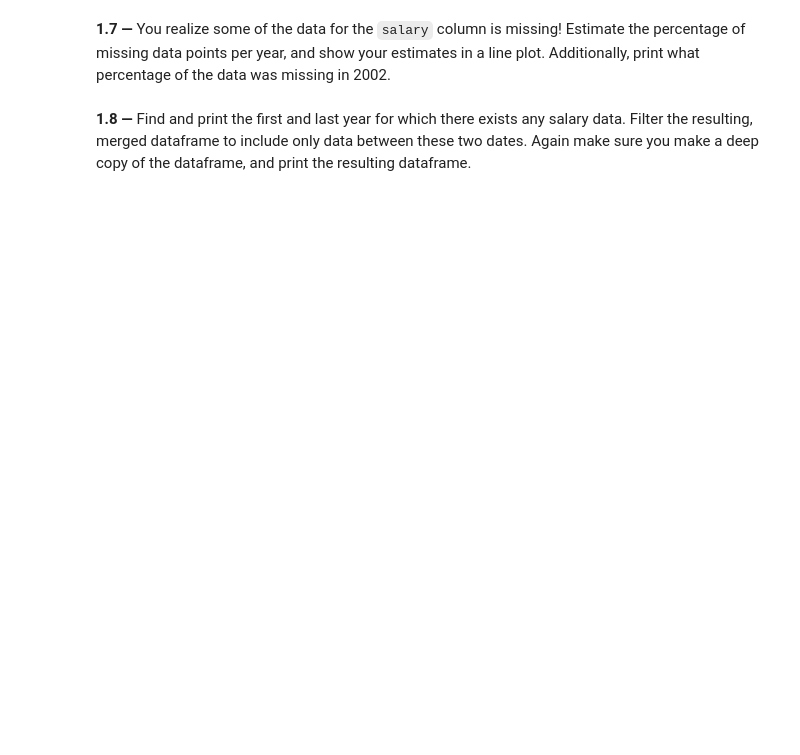
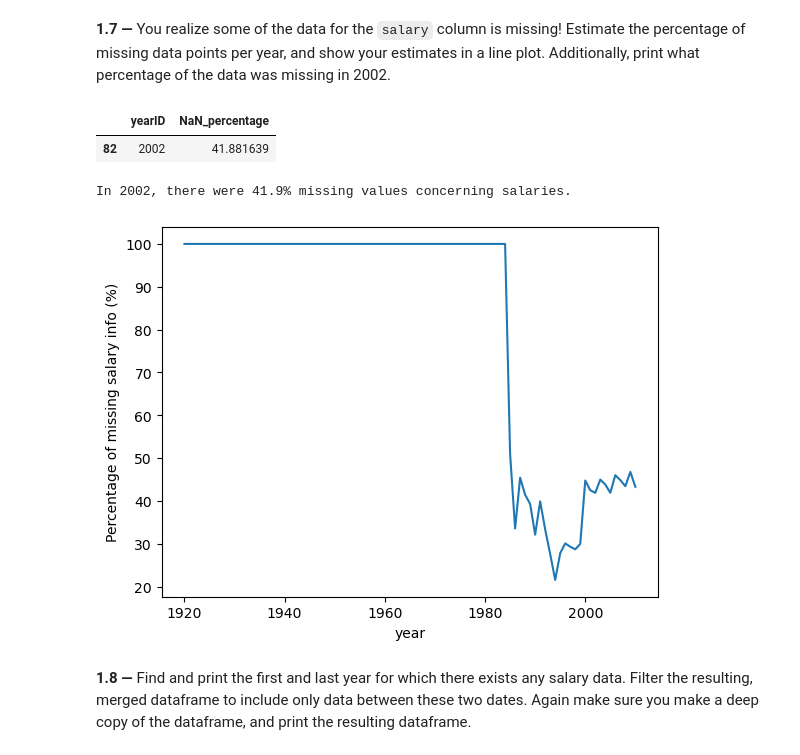
Before and after one commit to adacalypse/movie-datastory, a Jupyter notebook: Homework_1/h1_olivia.ipynb, the cells around one changed output. Saved outputs shown, nothing was run; the diff lists cells and outputs as text; code cells hidden in the pictures; blank space fills up the shorter version.

```diff
--- a/Homework_1/h1_olivia.ipynb
+++ b/Homework_1/h1_olivia.ipynb
@@ -168,2 +212,10 @@ ValueError: The truth value of an array with more than one element is ambiguous.
 # %% [markdown]
 **1.5 —** Filter the dataset you just merged (hereinafter `Pitching-People`) to just contain data from after 1920 (with 1920 included). Do the same with the `Salaries` dataset. Make deep copies of both dataframes as you filter them.
+# %%
+Pitching_People_FiltYear = Pitching_People.copy()
+Pitching_People_FiltYear = Pitching_People_FiltYear[Pitching_People_FiltYear['yearID'] >=1920]
+display(Pitching_People_FiltYear)
+
+Salaries_NoDuplicates_FiltYear = Salaries_NoDuplicates.copy()
+Salaries_NoDuplicates_FiltYear = Salaries_NoDuplicates_FiltYear[Salaries_NoDuplicates_FiltYear['yearID']>=1920]
+display(Salaries_NoDuplicates_FiltYear)
@@ -170,2 +249,7 @@ ValueError: The truth value of an array with more than one element is ambiguous.
 # %% [markdown]
 **1.6 —**  Merge the `Pitching-People` dataframe with the `Salaries` dataframe. Your merge should populate the `Pitching-People` dataframe with statistics about the pitchers'salaries across the years. Note that the `Salaries` dataframe contains the salary **per year.** Print the resulting dataframe.
+# %%
+Pitching_People_Salaries = Pitching_People_FiltYear.copy()
+Pitching_People_Salaries = Pitching_People_Salaries.merge(Salaries_NoDuplicates_FiltYear[['playerID', 'yearID', 'teamID', 'salary']], how = 'left', on = ['playerID', 'yearID', 'teamID'])
+
+display(Pitching_People_Salaries)
@@ -172,4 +270,21 @@ ValueError: The truth value of an array with more than one element is ambiguous.
 # %% [markdown]
 **1.7 —** You realize some of the data for the `salary` column is missing! Estimate the percentage of missing data points per year, and show your estimates in a line plot. Additionally, print what percentage of the data was missing in 2002.
+# %%
+Salaries_missing_percent = Pitching_People_Salaries.copy()
+
+Salaries_missing_percent = Salaries_missing_percent.groupby(by = 'yearID')['salary'].apply(lambda x: x.isna().sum()/x.shape[0] * 100).reset_index()
+Salaries_missing_percent.rename(columns = {'salary': 'NaN_percentage'}, inplace = True)
+
+plt.plot(Salaries_missing_percent['yearID'], Salaries_missing_percent['NaN_percentage'])
+plt.xlabel('year')
+plt.ylabel('Percentage of missing salary info (%)')
+
+display(Salaries_missing_percent[Salaries_missing_percent['yearID'] == 2002])
+print('In 2002, there were {:.1f}% missing values concerning salaries.'.format(Salaries_missing_percent[Salaries_missing_percent['yearID'] == 2002]['NaN_percentage'].values[0]))
+# %% [output]
+|  | yearID | NaN_percentage |
+| 82 | 2002 | 41.881639 |
+In 2002, there were 41.9% missing values concerning salaries.
+[figure, added]
 # %% [markdown]
 **1.8 —** Find and print the first and last year for which there exists any salary data. Filter the resulting, merged dataframe to include only data between these two dates. Again make sure you make a deep copy of the dataframe, and print the resulting dataframe.
```
Also changed, not shown: parts of 7 cells of this notebook.
